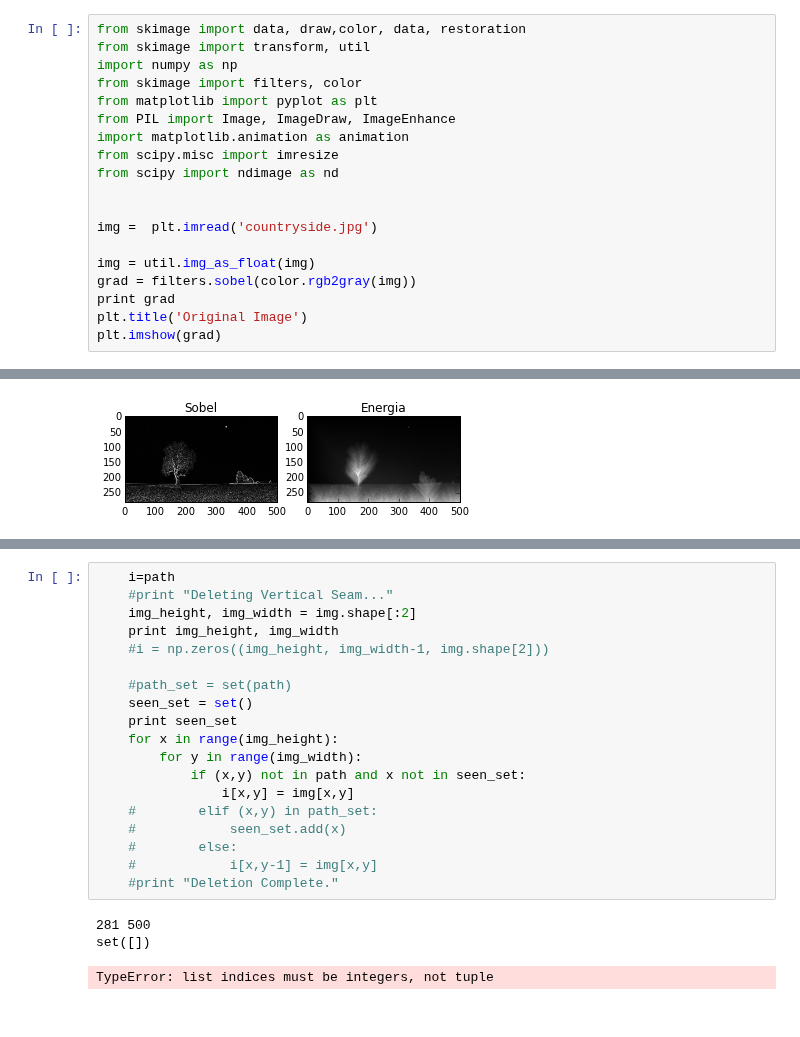
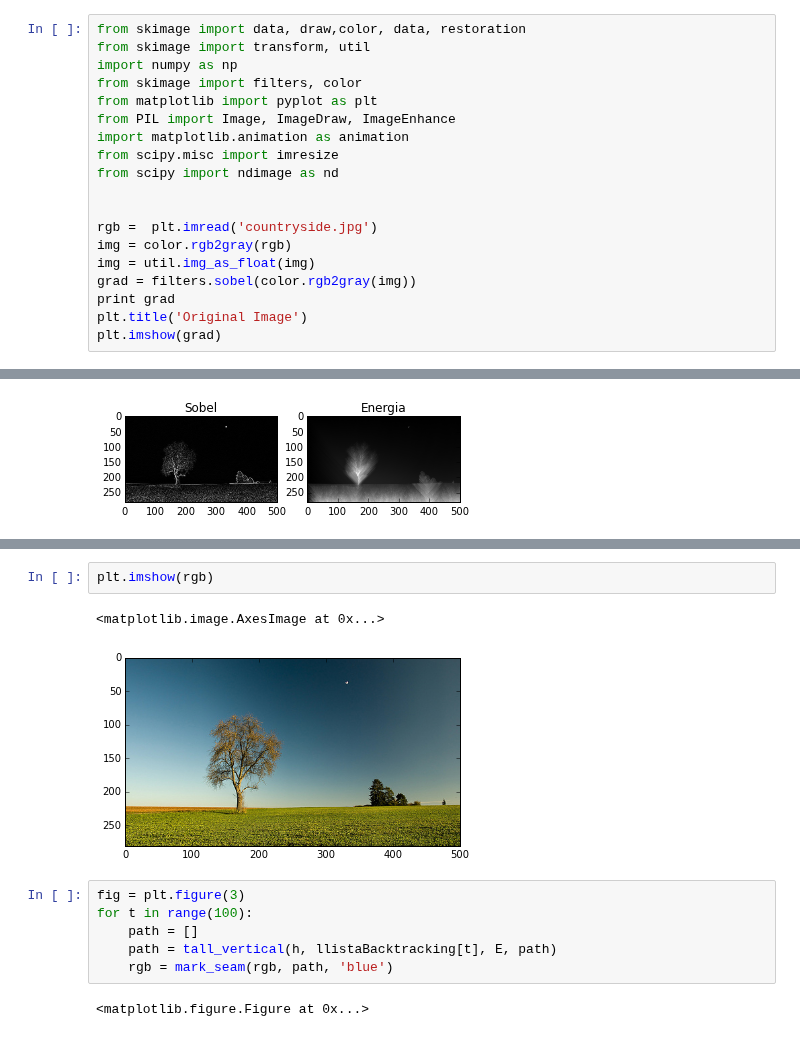
Before and after one commit to cnavas88/Image-Processing, a Jupyter notebook: practica3/Practica3.ipynb, the cells around one changed output, grey strips where cells are left out. Drawn from its saved outputs; the diff is of its cells as text.

```diff
--- a/practica3/Practica3.ipynb
+++ b/practica3/Practica3.ipynb
@@ -12,8 +12,8 @@ from scipy.misc import imresize
 from scipy import ndimage as nd
 
 
-img =  plt.imread('countryside.jpg')
-
+rgb =  plt.imread('countryside.jpg')
+img = color.rgb2gray(rgb)
 img = util.img_as_float(img)
 grad = filters.sobel(color.rgb2gray(img))
 print grad
@@ -159,23 +139,13 @@ Deletion Complete.
-# %%
-    i=path
-    #print "Deleting Vertical Seam..."
-    img_height, img_width = img.shape[:2]
-    print img_height, img_width
-    #i = np.zeros((img_height, img_width-1, img.shape[2]))
-
-    #path_set = set(path)
-    seen_set = set()
-    print seen_set
-    for x in range(img_height):
-        for y in range(img_width):
-            if (x,y) not in path and x not in seen_set:
-                i[x,y] = img[x,y]
-    #        elif (x,y) in path_set:
-    #            seen_set.add(x)
-    #        else:
-    #            i[x,y-1] = img[x,y]
-    #print "Deletion Complete."
-# %% [output]
-281 500
-set([])
-TypeError: list indices must be integers, not tuple
+# %%
+plt.imshow(rgb)
+# %% [output]
+<matplotlib.image.AxesImage at 0x...>
+[figure, added]
+# %%
+fig = plt.figure(3)
+for t in range(100):
+    path = []
+    path = tall_vertical(h, llistaBacktracking[t], E, path)
+    rgb = mark_seam(rgb, path, 'blue')
+# %% [output]
+<matplotlib.figure.Figure at 0x...>
```
Also changed, not shown: parts of 3 cells of this notebook.
